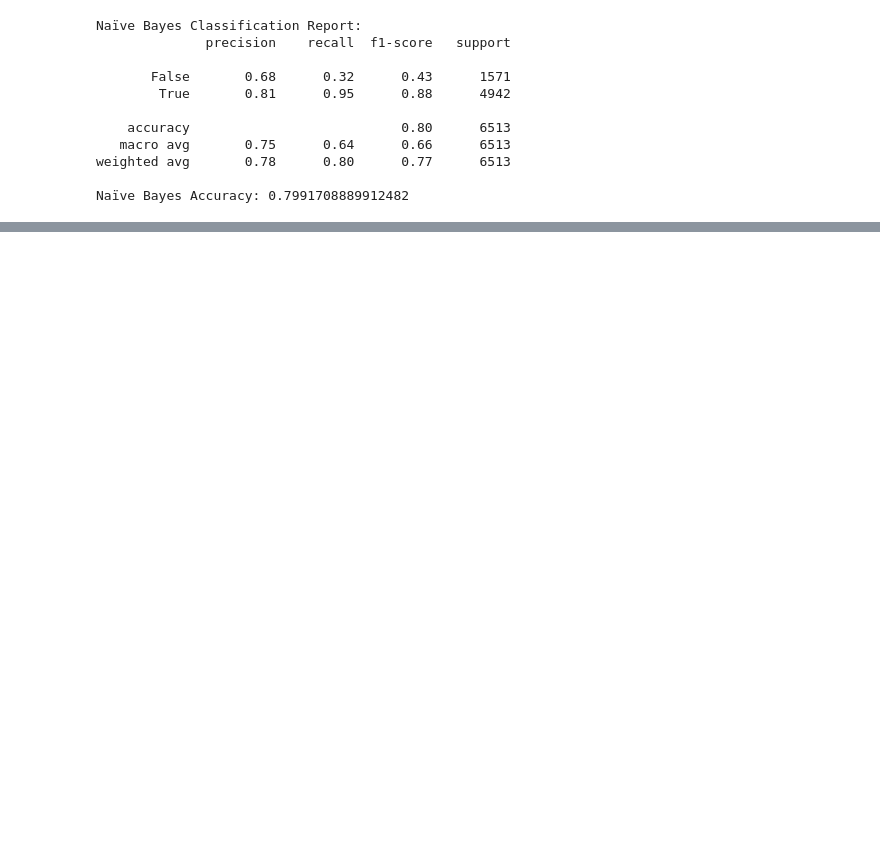
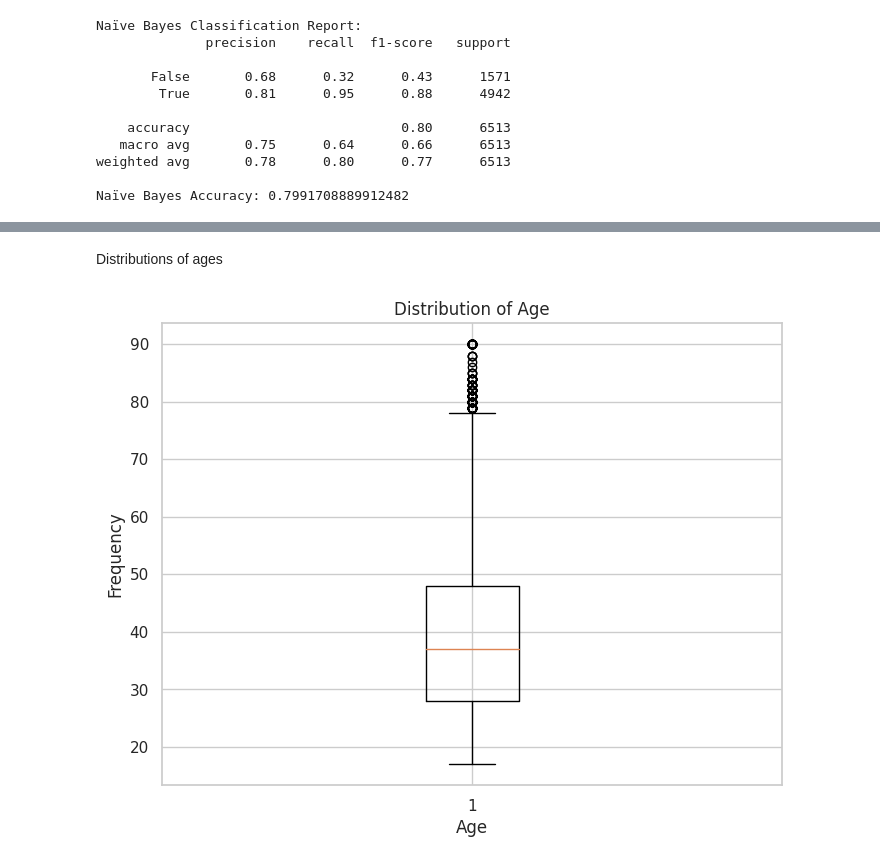
Before and after one commit to neriandria/MachineLearning, a Jupyter notebook: MachineLearning.ipynb, the cells around one changed output, grey strips where cells are left out. Saved outputs shown, nothing was run; the diff lists cells and outputs as text; code cells hidden in the pictures; blank space fills up the shorter version.

```diff
--- a/MachineLearning.ipynb
+++ b/MachineLearning.ipynb
@@ -255,0 +328,15 @@ df.to_csv('Adult_data_imputed.csv', index=False)
+# %% [markdown]
+Distributions of ages
+# %%
+import matplotlib.pyplot as plt
+
+# Create a boxplot for the 'Age' variable
+plt.figure(figsize=(8, 6))
+plt.boxplot(df['Age'])
+plt.title('Distribution of Age')
+plt.xlabel('Age')
+plt.ylabel('Frequency')
+plt.grid(True)
+plt.show()
+# %% [output]
+[figure, added]
```
Also changed, not shown: parts of 10 cells of this notebook.
